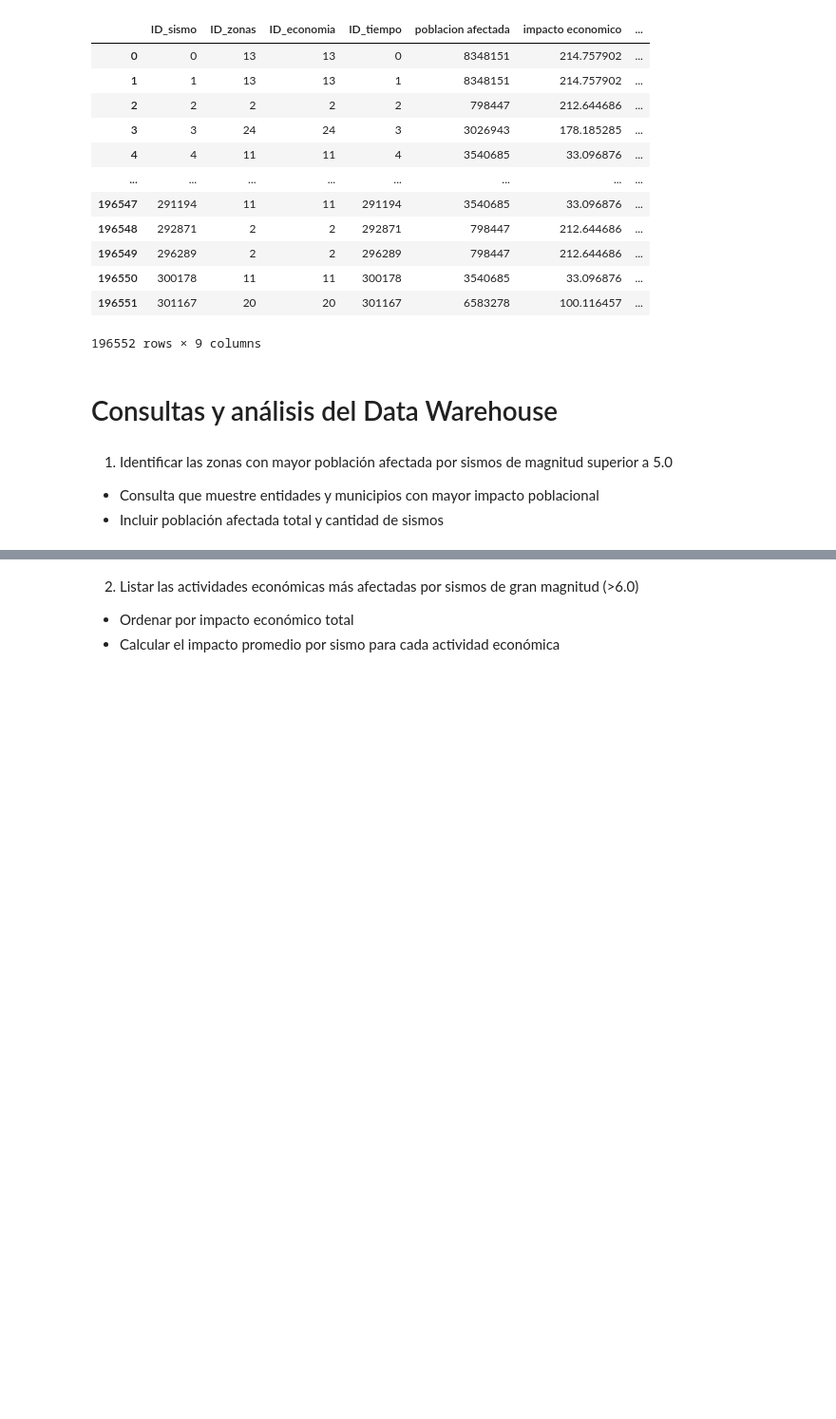
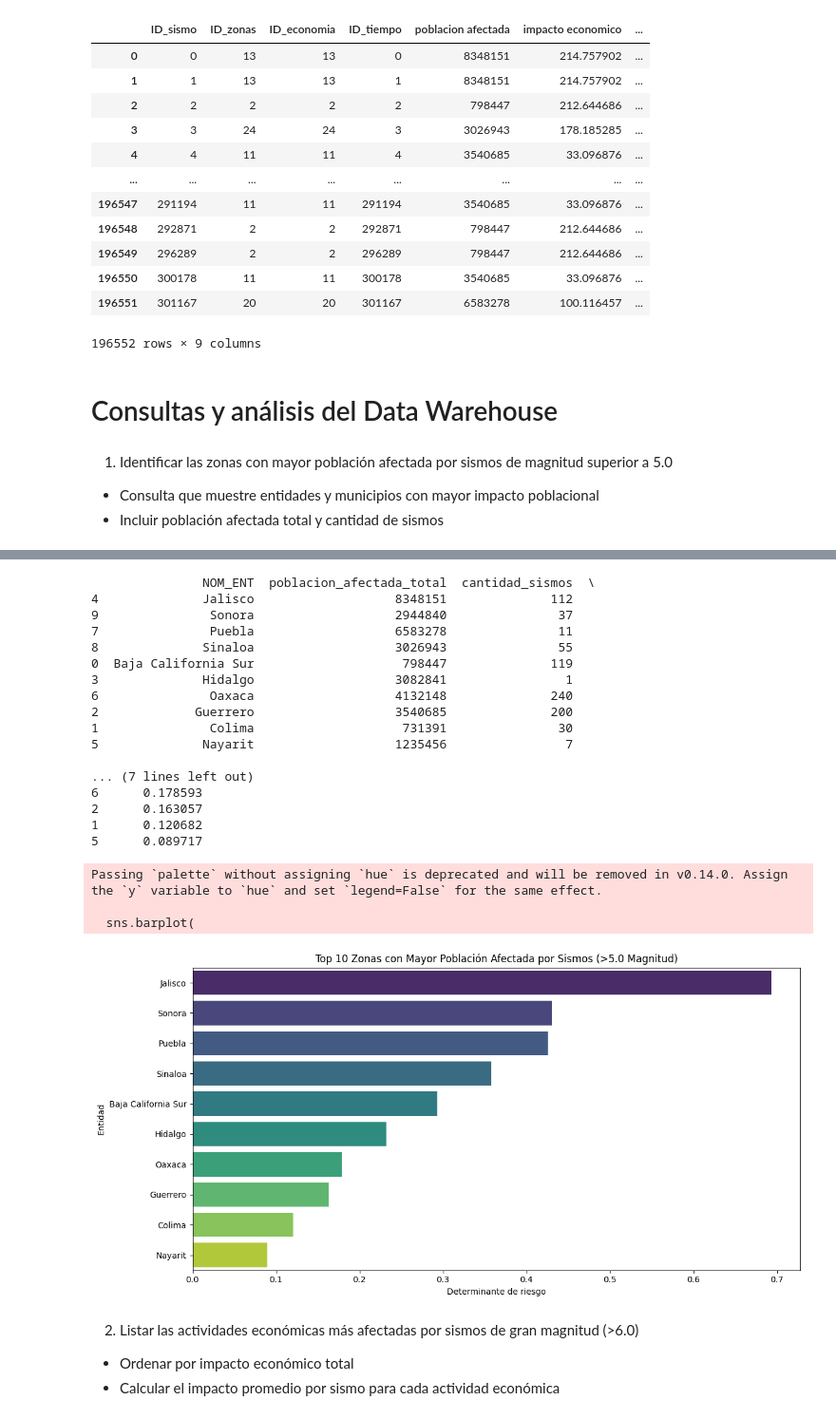
Before and after one commit to Pinedah/bda-p2-datawarehouse, a Jupyter notebook: datawarehouse.ipynb, the cells around one changed output, grey strips where cells are left out. Shown at 95% size. Cells and saved outputs as stored; diff of their text form; code cells hidden in the pictures; blank space fills up the shorter version.

Commit message:
ranking de riesgo

```diff
--- a/datawarehouse.ipynb
+++ b/datawarehouse.ipynb
@@ -2098,3 +2164,74 @@ fact_impacto_sismos_imputed
+# %%
+import seaborn as sns
+
+# Filtrar los sismos de magnitud superior a 5.0
+sismos_mayores_5 = dw_dim_sismos[dw_dim_sismos["Magnitud"] > 5.0]
+
+# Hacer un merge entre los sismos y la tabla de hechos para obtener las zonas afectadas
+impacto_poblacional = fact_impacto_sismos_imputed.merge(
+    sismos_mayores_5[["ID_sismo", "Magnitud"]],
+    on="ID_sismo",
+    how="inner"
+).merge(
+    dw_dim_zonas[["ID_zonas", "NOM_ENT", "POBTOT"]],
+    on="ID_zonas",
+    how="inner"
+)
+
+# print(impacto_poblacional.columns)
+
+# Agrupar por entidad y municipio para calcular población afectada total y cantidad de sismos
+impacto_agrupado = impacto_poblacional.groupby(["NOM_ENT"]).agg(
+    poblacion_afectada_total=("poblacion afectada", "max"),
+    cantidad_sismos=("ID_sismo", "count"),
+    deter_riesgo=("determinante de riesgo", "mean"),
+).reset_index()
+
+# Ordenar por población afectada total en orden descendente
+impacto_agrupado = impacto_agrupado.sort_values(by="deter_riesgo", ascending=False)
+
+# Mostrar los resultados
+print(impacto_agrupado.head(10))
+
+# Visualización: Gráfico de barras para las 10 zonas con mayor población afectada
+import matplotlib.pyplot as plt
+
+top_10_zonas = impacto_agrupado.head(10)
+
+plt.figure(figsize=(12, 6))
+sns.barplot(
+    data=top_10_zonas,
+    x="deter_riesgo",
+    y="NOM_ENT",
+    palette="viridis"
+)
+plt.title("Top 10 Zonas con Mayor Población Afectada por Sismos (>5.0 Magnitud)")
+plt.xlabel("Determinante de riesgo")
+plt.ylabel("Entidad")
+plt.tight_layout()
+plt.show()
+# %% [output]
+               NOM_ENT  poblacion_afectada_total  cantidad_sismos  \
+4              Jalisco                   8348151              112
+9               Sonora                   2944840               37
+7               Puebla                   6583278               11
+8              Sinaloa                   3026943               55
+0  Baja California Sur                    798447              119
+3              Hidalgo                   3082841                1
+6               Oaxaca                   4132148              240
+2             Guerrero                   3540685              200
+1               Colima                    731391               30
+5              Nayarit                   1235456                7
+
+... (7 lines left out)
+6      0.178593
+2      0.163057
+1      0.120682
+5      0.089717
+Passing `palette` without assigning `hue` is deprecated and will be removed in v0.14.0. Assign the `y` variable to `hue` and set `legend=False` for the same effect.
+
+  sns.barplot(
+[figure, added]
 # %% [markdown]
 2. Listar las actividades económicas más afectadas por sismos de gran magnitud (>6.0)
 * Ordenar por impacto económico total
```
Also changed, not shown: parts of 6 cells of this notebook, 1 other file.
